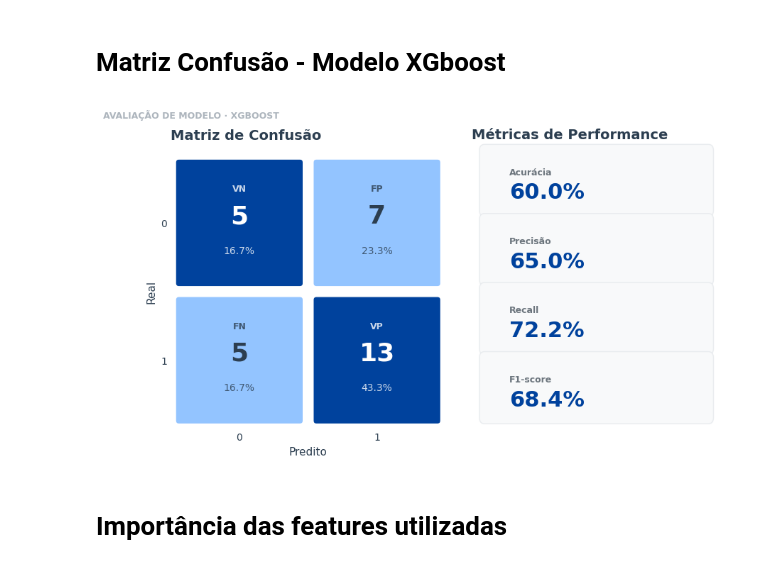
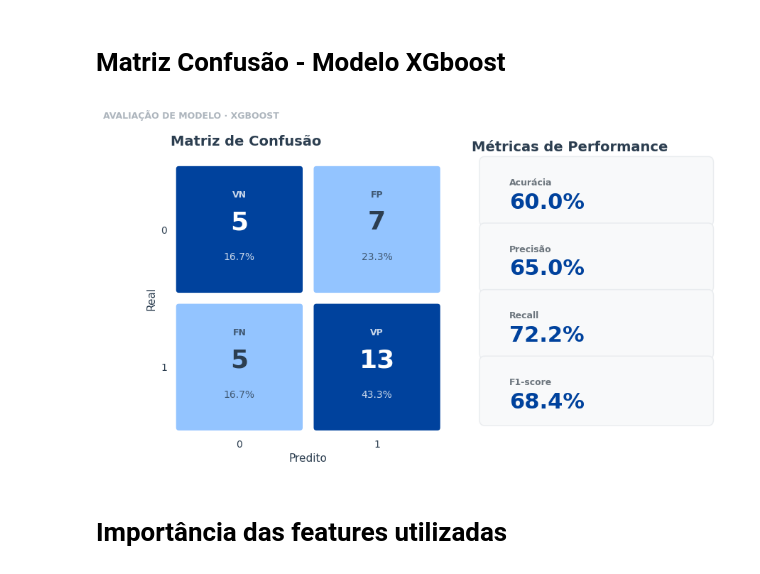
Before and after one commit to PedroBaradel/fiap_analise_indice_ibovespa, a Jupyter notebook: notebook/Tech_Challenge_IBOVESPA.ipynb, the cells around one changed output. Saved outputs shown, nothing was run; the diff lists cells and outputs as text; code cells hidden in the pictures.

```diff
--- a/notebook/Tech_Challenge_IBOVESPA.ipynb
+++ b/notebook/Tech_Challenge_IBOVESPA.ipynb
@@ -511,35 +511,35 @@ ax_cm.set_title("Matriz de Confusão", fontsize=14, fontweight="700", color=COLO
 ax_met.axis("off")
 metrics = [
     ("Acurácia", f"{accuracy*100:.1f}%"),
     ("Precisão", f"{precision*100:.1f}%"),
     ("Recall",    f"{recall*100:.1f}%"),
     ("F1-score",  f"{f1*100:.1f}%"),
 ]
 
 for idx, (name, val) in enumerate(metrics):
     y0 = 0.85 - idx * 0.23
     rect = mpatches.FancyBboxPatch(
         (0.05, y0 - 0.08), 0.9, 0.20,
         boxstyle="round,pad=0.02",
         facecolor=COLOR_METRIC_BG, edgecolor="#e9ecef", linewidth=1,
         transform=ax_met.transAxes, zorder=1
     )
     ax_met.add_patch(rect)
     ax_met.text(0.15, y0 + 0.04, name, fontsize=9, color="#6c757d",
                 transform=ax_met.transAxes, fontweight="600")
     ax_met.text(0.15, y0 - 0.04, val, fontsize=22, color=COLOR_MAIN_BLUE,
                 transform=ax_met.transAxes, fontweight="700")
 
 ax_met.set_title("Métricas de Performance", fontsize=14, fontweight="700",
                  color=COLOR_TEXT_DARK, loc="left", pad=15, transform=ax_met.transAxes)
 
 # Subtítulo
 fig.text(0.03, 0.94, "AVALIAÇÃO DE MODELO · XGBOOST", fontsize=9, color="#adb5bd", fontweight="600")
 
-plt.tight_layout()
+plt.subplots_adjust(top=0.85)
 plt.show()
 # %% [output]
-[figure, old version]
+[figure, new version]
 # %% [markdown]
 # **Importância das features utilizadas**
 # %%
```
